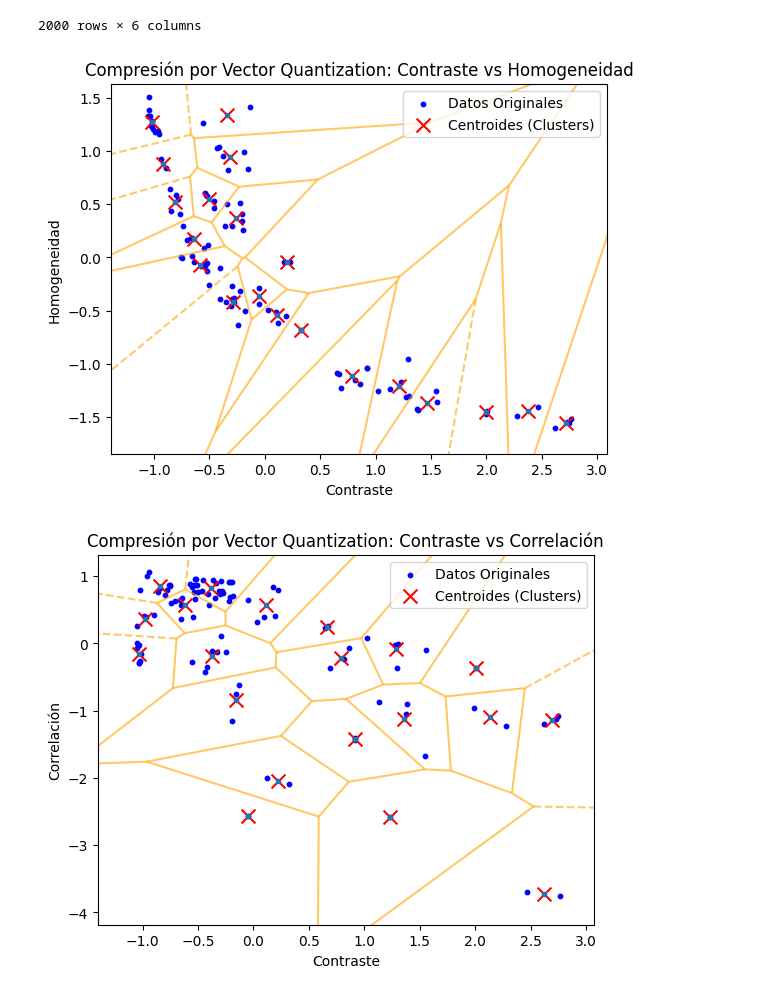
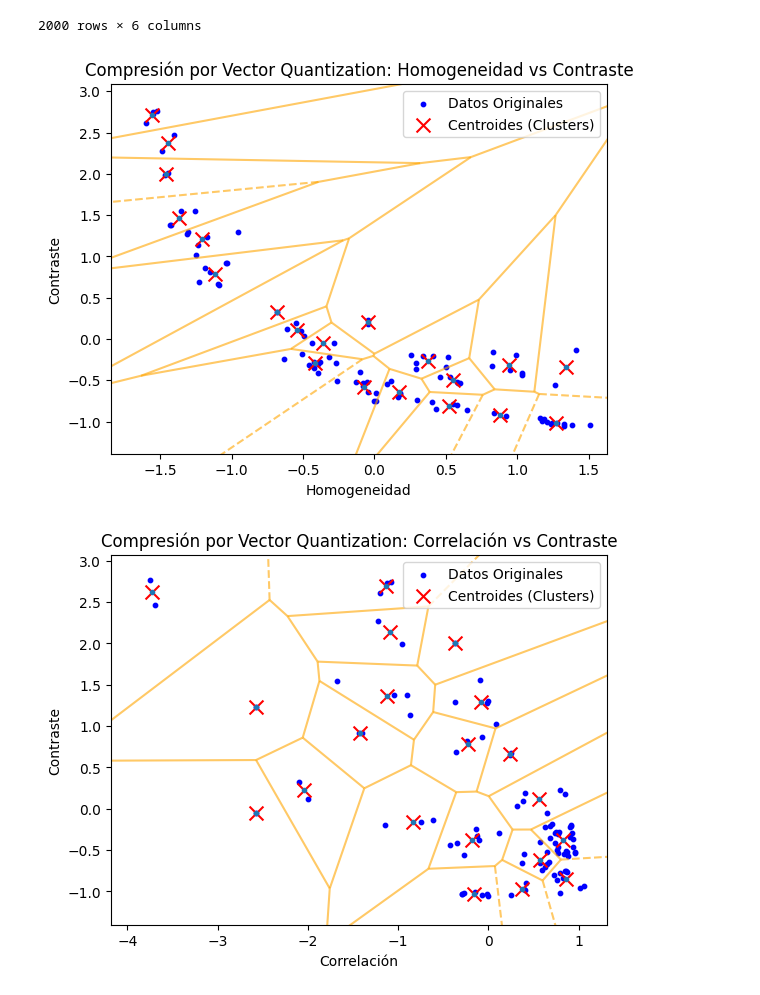
Before and after one commit to Mario-Rivera-A/Tarea3_RPI, a Jupyter notebook: tarea3_Paola_Flores_Mario_RIvera.ipynb, the cells around one changed output. Cells and saved outputs as stored; diff of their text form; code cells hidden in the pictures.

Commit message:
Arreglo en el ploteo de diagramas

```diff
--- a/tarea3_Paola_Flores_Mario_RIvera.ipynb
+++ b/tarea3_Paola_Flores_Mario_RIvera.ipynb
@@ -353,36 +353,37 @@ num_muestras = 100
 df_muestra = df_resultados.sample(n=num_muestras, random_state=42)
 
 # Definir el número de clusters (centroides) para la compresión por VQ
 num_clusters = 20
 
 
 def graficar_voronoi(caracteristicas, x_label, y_label, titulo):
     # Aplicar el algoritmo KMeans para la compresión VQ
     kmeans = KMeans(n_clusters=num_clusters, random_state=0)
     kmeans.fit(caracteristicas)
 
     # Obtener los centroides
     centroides = kmeans.cluster_centers_
 
     # Graficar los centroides y los datos originales
     plt.scatter(caracteristicas[:, 0], caracteristicas[:, 1], s=10, c='blue', label='Datos Originales')
     plt.scatter(centroides[:, 0], centroides[:, 1], s=100, c='red', marker='x', label='Centroides (Clusters)')
     plt.xlabel(x_label)
     plt.ylabel(y_label)
     plt.legend()
     plt.title(titulo)
 
     # Calcular el diagrama de Voronoi y graficarlo
     vor = Voronoi(centroides)
     voronoi_plot_2d(vor, ax=plt.gca(), show_vertices=False, line_colors='orange', line_width=1.5, line_alpha=0.6)
 
     plt.show()
 
 for i, caracteristica in enumerate(best_selected_features):
-    if i ==0:
-        continue
-    caracteristicas = df_muestra[[best_selected_features[0], caracteristica]].values
-    graficar_voronoi(caracteristicas, best_selected_features[0], caracteristica, f"Compresión por Vector Quantization: {best_selected_features[0]} vs {caracteristica}")
+    for j, caracteristica2 in enumerate(best_selected_features):
+        if i <= j:
+            continue
+        caracteristicas = df_muestra[[caracteristica, caracteristica2]].values
+        graficar_voronoi(caracteristicas, caracteristica, caracteristica2, f"Compresión por Vector Quantization: {caracteristica} vs {caracteristica2}")
 # %% [output]
-[figure, old version]
+[figure, new version]
-[figure, old version]
+[figure, new version]
```
Also changed, not shown: parts of 1 cell of this notebook.
